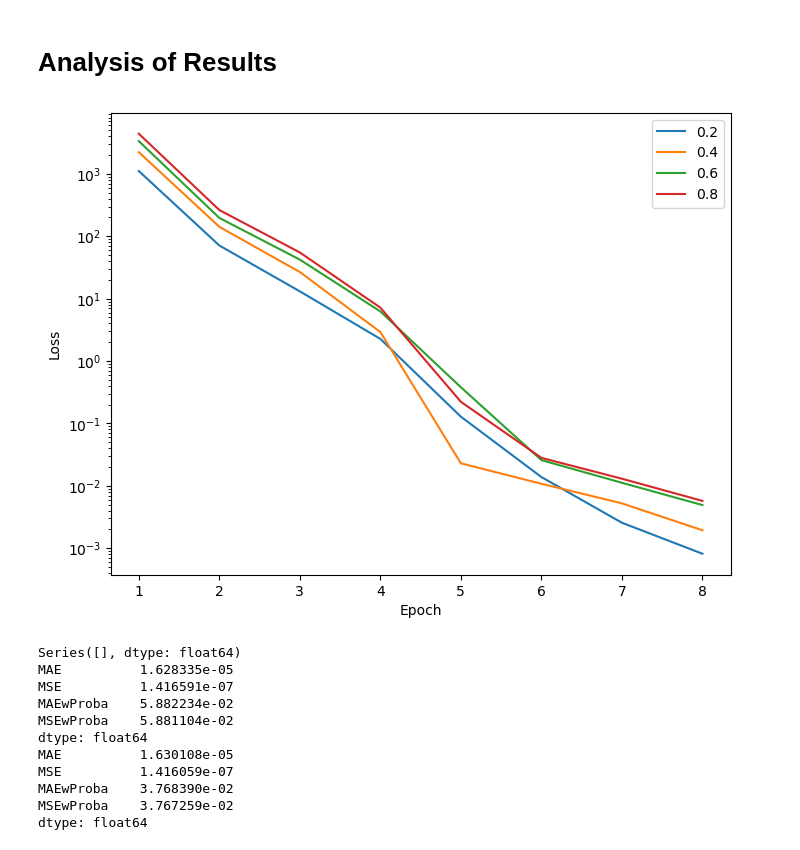
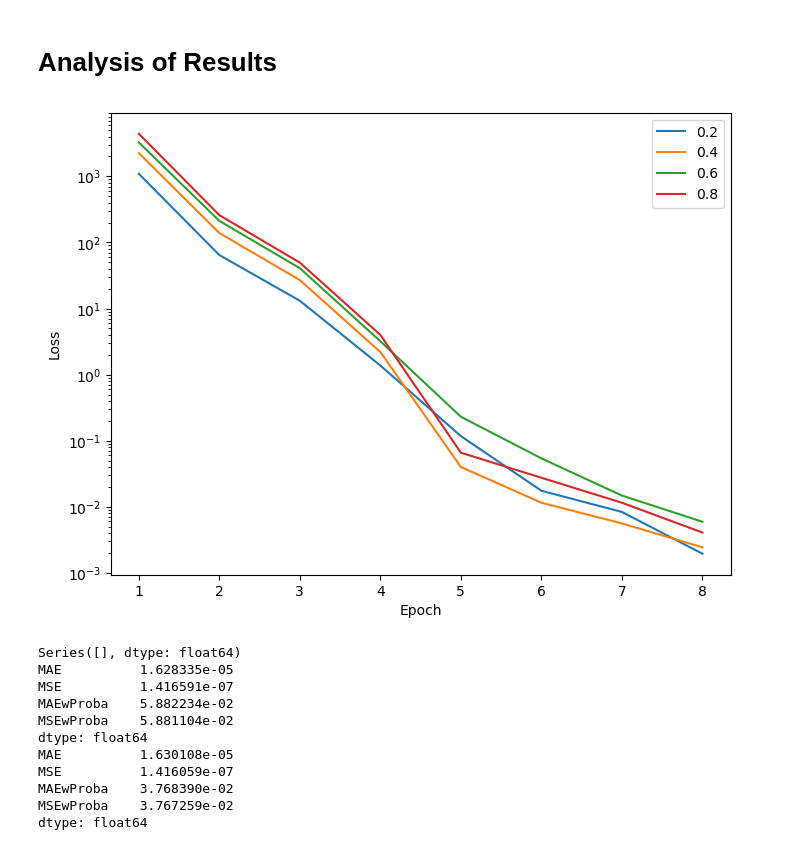
Before and after one commit to MariaSaleem6571/Drift_Modeling, a Jupyter notebook: AnalysisNotebook.ipynb, the cells around one changed output. Drawn from its saved outputs; the diff is of its cells as text; code cells hidden in the pictures.

Commit message:
Plotting all training graphs

```diff
--- a/AnalysisNotebook.ipynb
+++ b/AnalysisNotebook.ipynb
@@ -86,9 +86,9 @@ def summarize_evaluation(loss_name = "MAEProbDistrLoss", residual = False, folde
 
         # print(eval_df.head())
 # %%
-plot_training_loss(loss_name="MSEProbDistrLoss", residual=True)
+plot_training_loss(loss_name="MAEProbDistrLoss", residual=True)
 # %% [output]
-[figure, old version]
+[figure, new version]
 # %%
 summarize_evaluation(loss_name = "MSEProbDistrLoss", residual = True)
 # %% [output]
```
Also changed, not shown: 4 other files.
